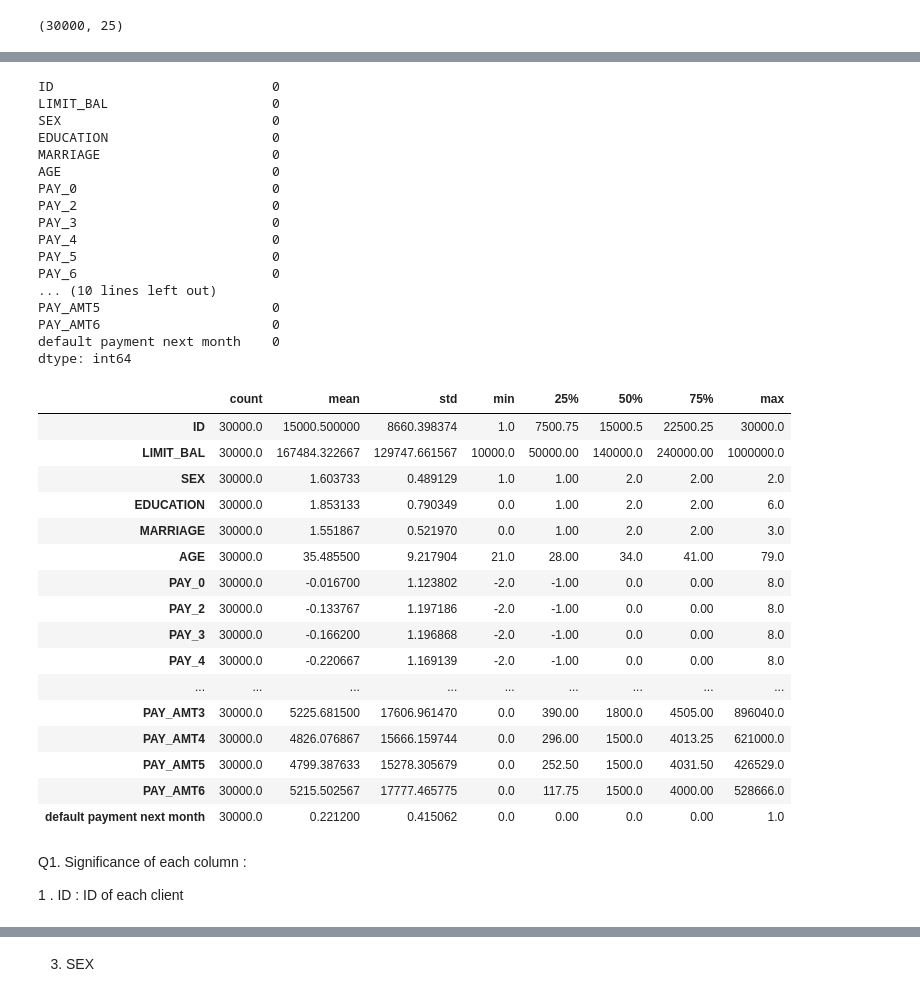
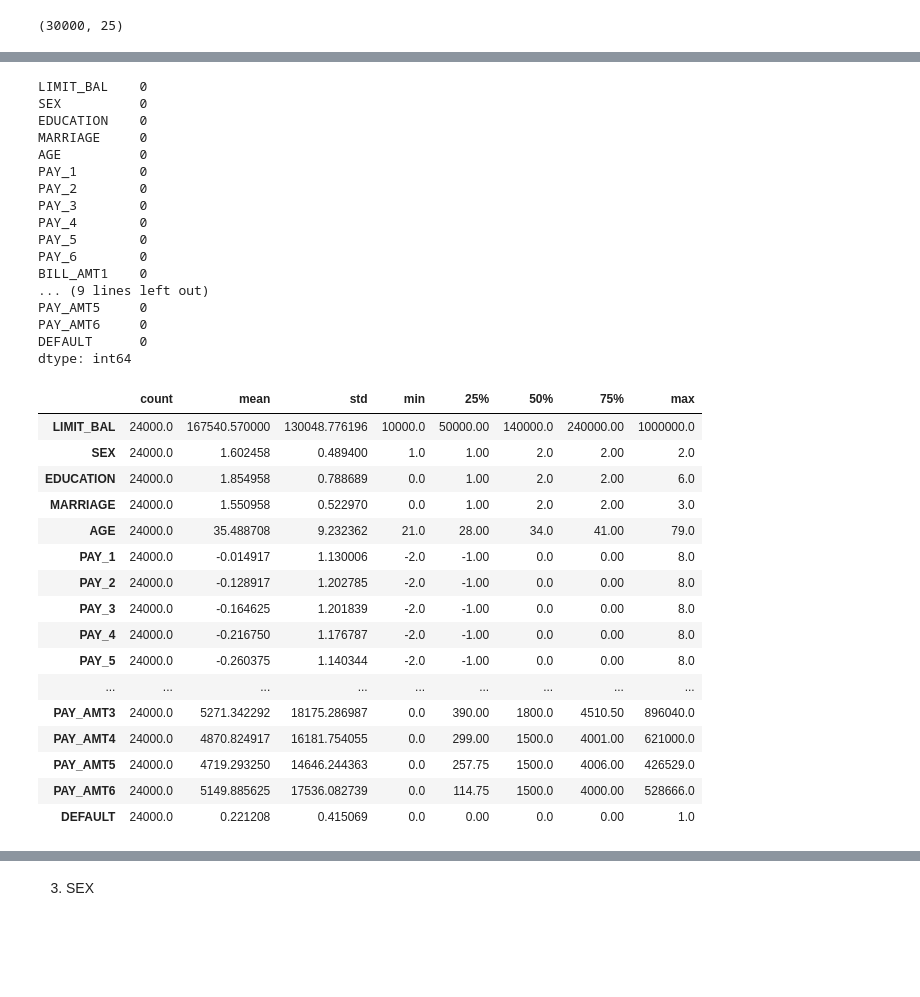
Before and after one commit to KandarpChaudhary/Credit_Card_Defaulter_Classifier, a Jupyter notebook: Credit_Card_Defaulter_Classifier.ipynb, the cells around one changed output, grey strips where cells are left out. Saved outputs shown, nothing was run; the diff lists cells and outputs as text; code cells hidden in the pictures; blank space fills up the shorter version.

```diff
--- a/Credit_Card_Defaulter_Classifier.ipynb
+++ b/Credit_Card_Defaulter_Classifier.ipynb
@@ -115,0 +131,3 @@ data.head().T
+# %%
+data.rename(columns={'PAY_0':'PAY_1','default payment next month':'DEFAULT'},inplace = True)
+data.head()
@@ -115,0 +145,4 @@ data.head().T
+# %%
+# splitting dataset into train and test
+X_train, X_test, y_train, y_test = train_test_split(data.iloc[:, 1:-1], data.DEFAULT , test_size=0.2, stratify=data.DEFAULT ,random_state=123)
+X_train.shape,X_test.shape,y_train.shape, y_test.shape
@@ -115,0 +151,3 @@ data.head().T
+# %%
+df_train = pd.concat([X_train, y_train], axis=1)
+df_train.shape
@@ -116,44 +164,40 @@ data.head().T
 # %%
-data.isnull().sum()   #finding the missing values in the data set if any
+df_train.isnull().sum()   #finding the missing values in the data set if any
 # %% [output]
-ID                            0
-LIMIT_BAL                     0
-SEX                           0
-EDUCATION                     0
-MARRIAGE                      0
-AGE                           0
-PAY_0                         0
-PAY_2                         0
-PAY_3                         0
-PAY_4                         0
-PAY_5                         0
-PAY_6                         0
-... (10 lines left out)
-PAY_AMT5                      0
-PAY_AMT6                      0
-default payment next month    0
+LIMIT_BAL    0
+SEX          0
+EDUCATION    0
+MARRIAGE     0
+AGE          0
+PAY_1        0
+PAY_2        0
+PAY_3        0
+PAY_4        0
+PAY_5        0
+PAY_6        0
+BILL_AMT1    0
+... (9 lines left out)
+PAY_AMT5     0
+PAY_AMT6     0
+DEFAULT      0
 dtype: int64
 # %%
-data.describe().T
+df_train.describe().T
 # %% [output]
 |  | count | mean | std | min | 25% | 50% | 75% | max |
-| ID | 30000.0 | 15000.500000 | 8660.398374 | 1.0 | 7500.75 | 15000.5 | 22500.25 | 30000.0 |
-| LIMIT_BAL | 30000.0 | 167484.322667 | 129747.661567 | 10000.0 | 50000.00 | 140000.0 | 240000.00 | 1000000.0 |
-| SEX | 30000.0 | 1.603733 | 0.489129 | 1.0 | 1.00 | 2.0 | 2.00 | 2.0 |
-| EDUCATION | 30000.0 | 1.853133 | 0.790349 | 0.0 | 1.00 | 2.0 | 2.00 | 6.0 |
-| MARRIAGE | 30000.0 | 1.551867 | 0.521970 | 0.0 | 1.00 | 2.0 | 2.00 | 3.0 |
-| AGE | 30000.0 | 35.485500 | 9.217904 | 21.0 | 28.00 | 34.0 | 41.00 | 79.0 |
-| PAY_0 | 30000.0 | -0.016700 | 1.123802 | -2.0 | -1.00 | 0.0 | 0.00 | 8.0 |
-| PAY_2 | 30000.0 | -0.133767 | 1.197186 | -2.0 | -1.00 | 0.0 | 0.00 | 8.0 |
-| PAY_3 | 30000.0 | -0.166200 | 1.196868 | -2.0 | -1.00 | 0.0 | 0.00 | 8.0 |
-| PAY_4 | 30000.0 | -0.220667 | 1.169139 | -2.0 | -1.00 | 0.0 | 0.00 | 8.0 |
+| LIMIT_BAL | 24000.0 | 167540.570000 | 130048.776196 | 10000.0 | 50000.00 | 140000.0 | 240000.00 | 1000000.0 |
+| SEX | 24000.0 | 1.602458 | 0.489400 | 1.0 | 1.00 | 2.0 | 2.00 | 2.0 |
+| EDUCATION | 24000.0 | 1.854958 | 0.788689 | 0.0 | 1.00 | 2.0 | 2.00 | 6.0 |
+| MARRIAGE | 24000.0 | 1.550958 | 0.522970 | 0.0 | 1.00 | 2.0 | 2.00 | 3.0 |
+| AGE | 24000.0 | 35.488708 | 9.232362 | 21.0 | 28.00 | 34.0 | 41.00 | 79.0 |
+| PAY_1 | 24000.0 | -0.014917 | 1.130006 | -2.0 | -1.00 | 0.0 | 0.00 | 8.0 |
+| PAY_2 | 24000.0 | -0.128917 | 1.202785 | -2.0 | -1.00 | 0.0 | 0.00 | 8.0 |
+| PAY_3 | 24000.0 | -0.164625 | 1.201839 | -2.0 | -1.00 | 0.0 | 0.00 | 8.0 |
+| PAY_4 | 24000.0 | -0.216750 | 1.176787 | -2.0 | -1.00 | 0.0 | 0.00 | 8.0 |
+| PAY_5 | 24000.0 | -0.260375 | 1.140344 | -2.0 | -1.00 | 0.0 | 0.00 | 8.0 |
 | ... | ... | ... | ... | ... | ... | ... | ... | ... |
-| PAY_AMT3 | 30000.0 | 5225.681500 | 17606.961470 | 0.0 | 390.00 | 1800.0 | 4505.00 | 896040.0 |
-| PAY_AMT4 | 30000.0 | 4826.076867 | 15666.159744 | 0.0 | 296.00 | 1500.0 | 4013.25 | 621000.0 |
-| PAY_AMT5 | 30000.0 | 4799.387633 | 15278.305679 | 0.0 | 252.50 | 1500.0 | 4031.50 | 426529.0 |
-| PAY_AMT6 | 30000.0 | 5215.502567 | 17777.465775 | 0.0 | 117.75 | 1500.0 | 4000.00 | 528666.0 |
-| default payment next month | 30000.0 | 0.221200 | 0.415062 | 0.0 | 0.00 | 0.0 | 0.00 | 1.0 |
+| PAY_AMT3 | 24000.0 | 5271.342292 | 18175.286987 | 0.0 | 390.00 | 1800.0 | 4510.50 | 896040.0 |
+| PAY_AMT4 | 24000.0 | 4870.824917 | 16181.754055 | 0.0 | 299.00 | 1500.0 | 4001.00 | 621000.0 |
+| PAY_AMT5 | 24000.0 | 4719.293250 | 14646.244363 | 0.0 | 257.75 | 1500.0 | 4006.00 | 426529.0 |
+| PAY_AMT6 | 24000.0 | 5149.885625 | 17536.082739 | 0.0 | 114.75 | 1500.0 | 4000.00 | 528666.0 |
+| DEFAULT | 24000.0 | 0.221208 | 0.415069 | 0.0 | 0.00 | 0.0 | 0.00 | 1.0 |
-# %% [markdown]
-Q1. Significance of each column :
-
-1 . ID : ID of each client
```
Also changed, not shown: parts of 40 cells of this notebook.
